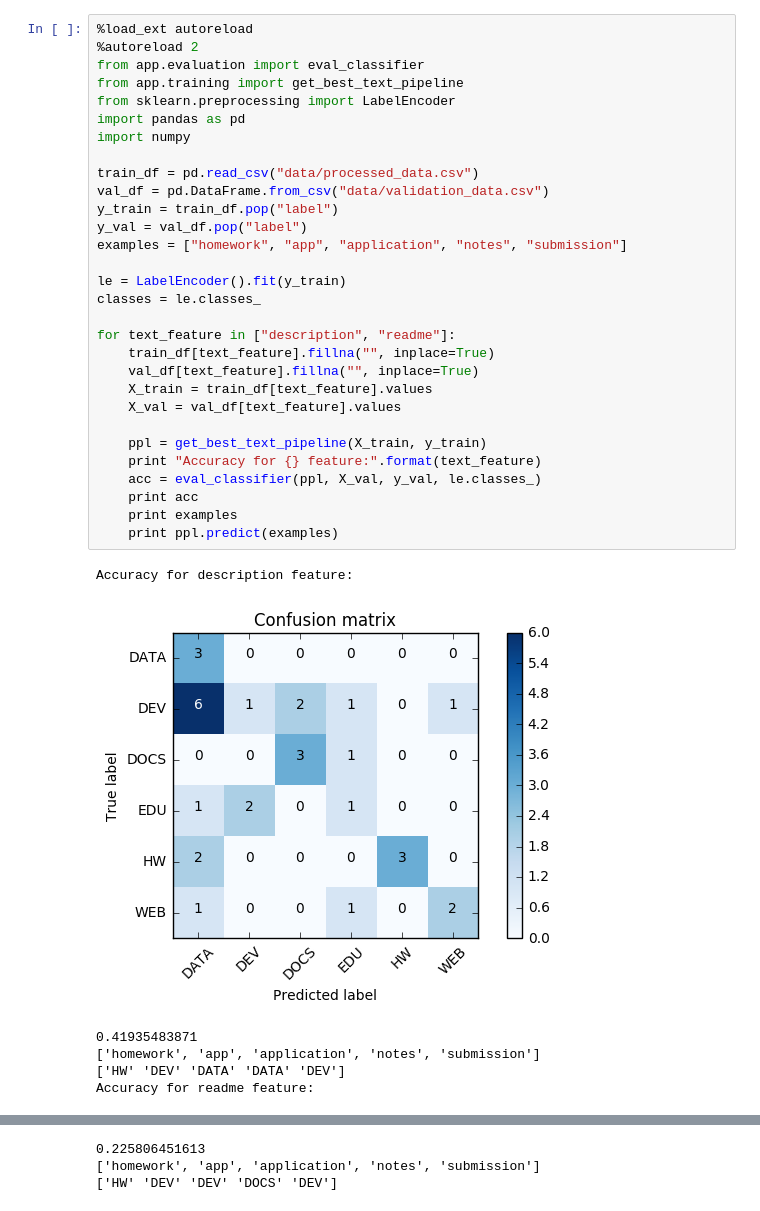
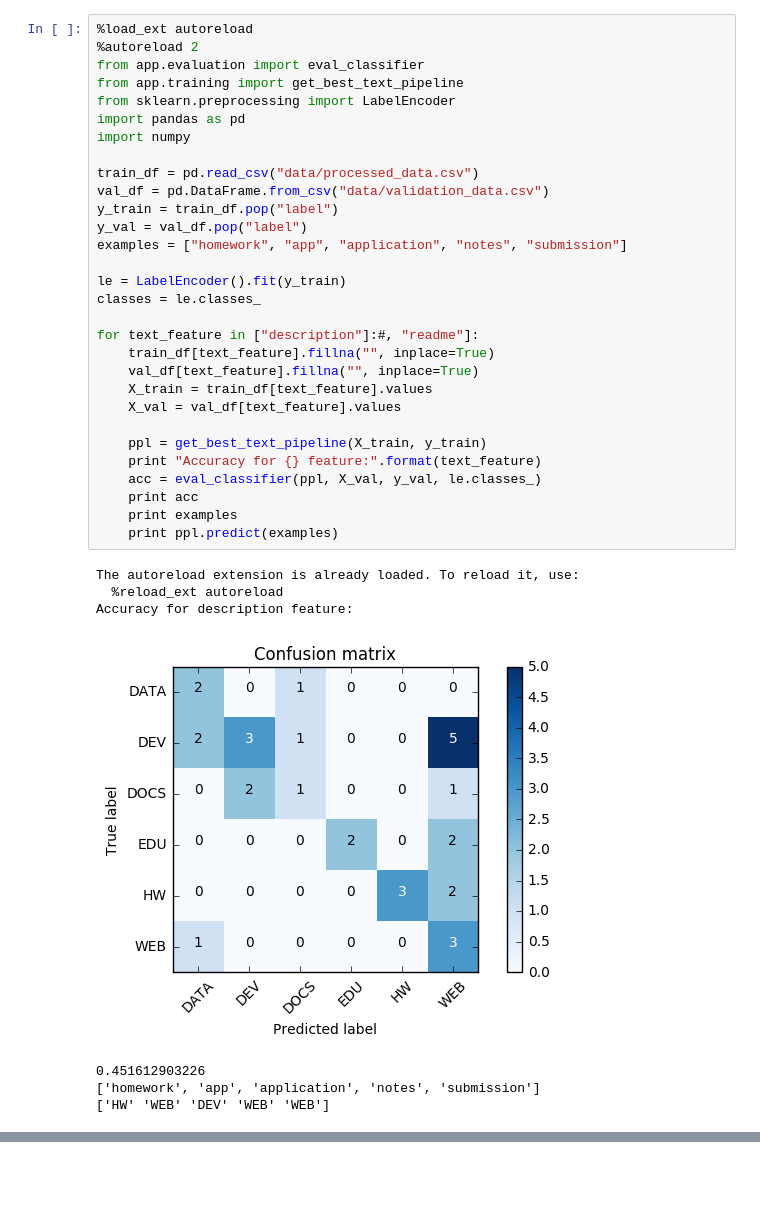
Before and after one commit to WGierke/git_better, a Jupyter notebook: Text Classification.ipynb, the cells around one changed output, grey strips where cells are left out. Saved outputs shown, nothing was run; the diff lists cells and outputs as text; blank space fills up the shorter version.

Commit message:
completed training data, updated notebook graphics

```diff
--- a/Text Classification.ipynb
+++ b/Text Classification.ipynb
@@ -2,36 +2,37 @@
 %load_ext autoreload
 %autoreload 2
 from app.evaluation import eval_classifier
 from app.training import get_best_text_pipeline
 from sklearn.preprocessing import LabelEncoder
 import pandas as pd
 import numpy
 
 train_df = pd.read_csv("data/processed_data.csv")
 val_df = pd.DataFrame.from_csv("data/validation_data.csv")
 y_train = train_df.pop("label")
 y_val = val_df.pop("label")
 examples = ["homework", "app", "application", "notes", "submission"]
 
 le = LabelEncoder().fit(y_train)
 classes = le.classes_
 
-for text_feature in ["description", "readme"]:
+for text_feature in ["description"]:#, "readme"]:
     train_df[text_feature].fillna("", inplace=True)
     val_df[text_feature].fillna("", inplace=True)
     X_train = train_df[text_feature].values
     X_val = val_df[text_feature].values
 
     ppl = get_best_text_pipeline(X_train, y_train)
     print "Accuracy for {} feature:".format(text_feature)
     acc = eval_classifier(ppl, X_val, y_val, le.classes_)
     print acc
     print examples
     print ppl.predict(examples)
 # %% [output]
+The autoreload extension is already loaded. To reload it, use:
+  %reload_ext autoreload
 Accuracy for description feature:
-[figure, old version]
+[figure, new version]
-0.41935483871
+0.451612903226
 ['homework', 'app', 'application', 'notes', 'submission']
-['HW' 'DEV' 'DATA' 'DATA' 'DEV']
-Accuracy for readme feature:
+['HW' 'WEB' 'DEV' 'WEB' 'WEB']
@@ -39,3 +38,0 @@ Accuracy for readme feature:
-0.225806451613
-['homework', 'app', 'application', 'notes', 'submission']
-['HW' 'DEV' 'DEV' 'DOCS' 'DEV']
```
Also changed, not shown: parts of 1 cell of this notebook, 3 other files.
